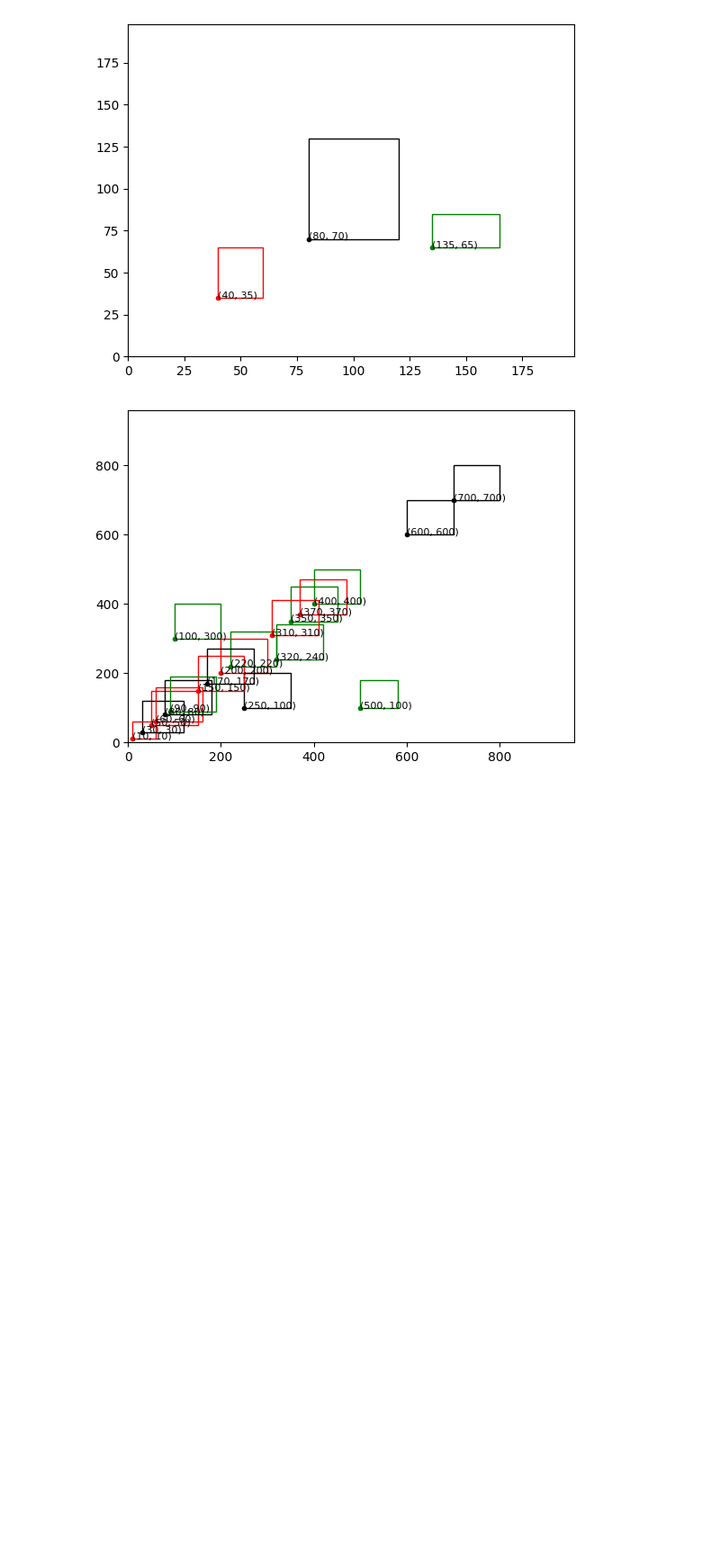
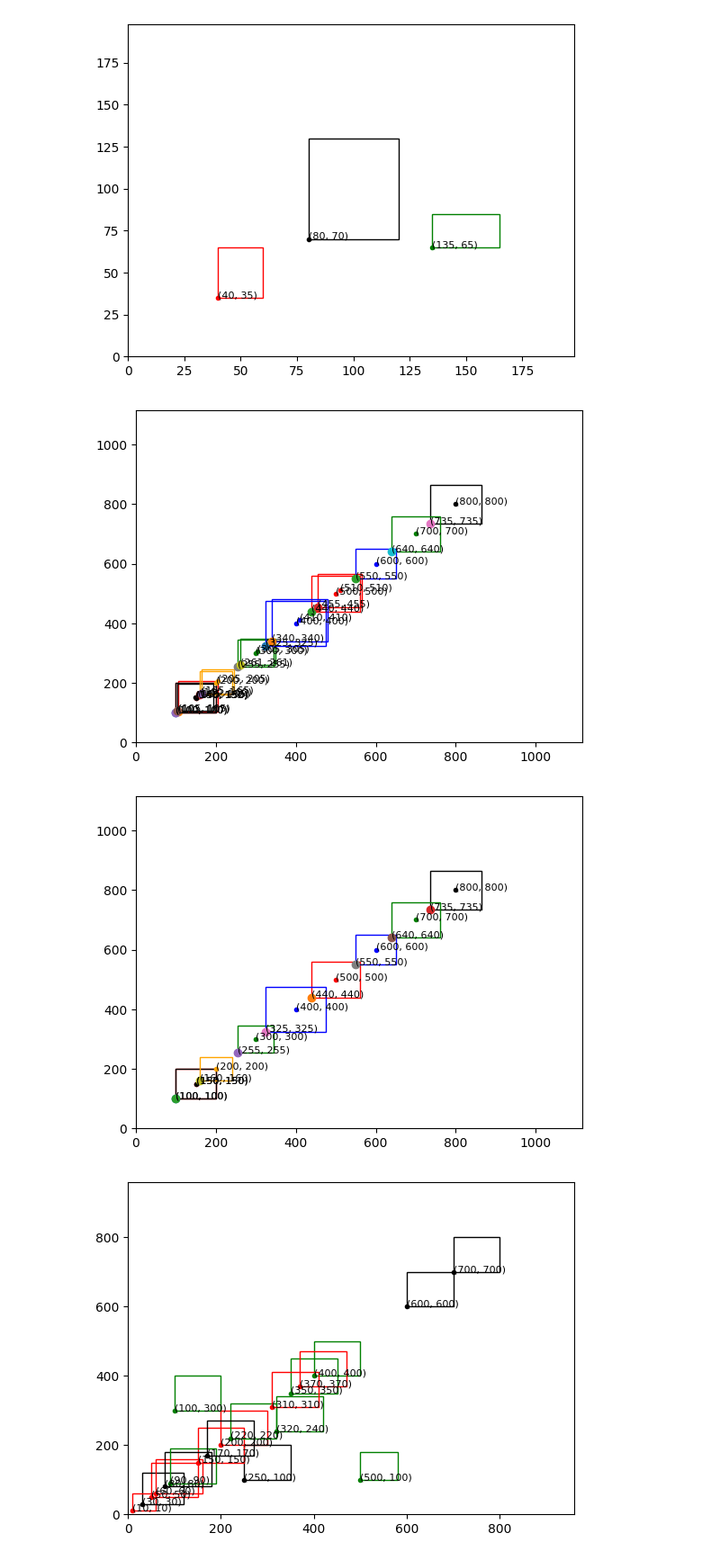
Before and after one commit to kmsmeng/ML_Projects, a Jupyter notebook: Obj_Detection_YOLO/IOU.ipynb, the cells around one changed output. Shown at 90% size. Drawn from its saved outputs; the diff is of its cells as text; code cells hidden in the pictures; blank space fills up the shorter version.

```diff
--- a/Obj_Detection_YOLO/IOU.ipynb
+++ b/Obj_Detection_YOLO/IOU.ipynb
@@ -274,6 +274,12 @@ display_box(boxes=corner_boxes, box_format='corners')
 # %% [output]
 [figure]
 [figure]
+# %%
+display_box(boxes=bboxes, box_format='midpoint')
+display_box(boxes=nms_box, box_format='midpoint')
+# %% [output]
+[figure, added]
+[figure, added]
 # %%
 # Mean Average Precision
 
```
Also changed, not shown: parts of 10 cells of this notebook.
